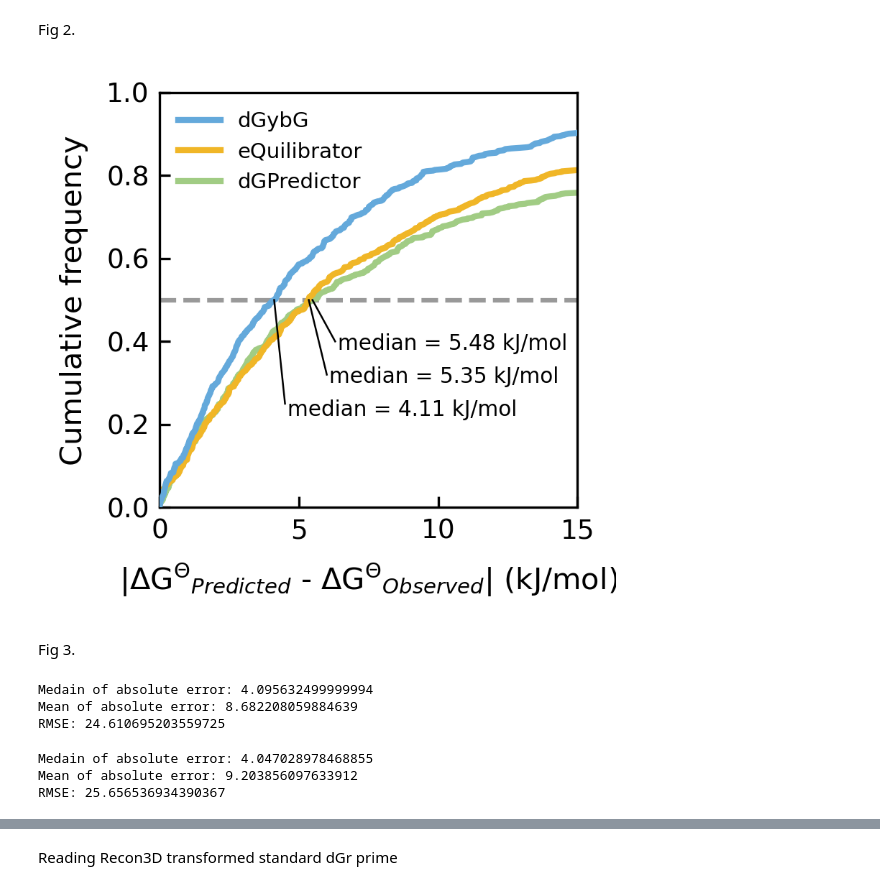
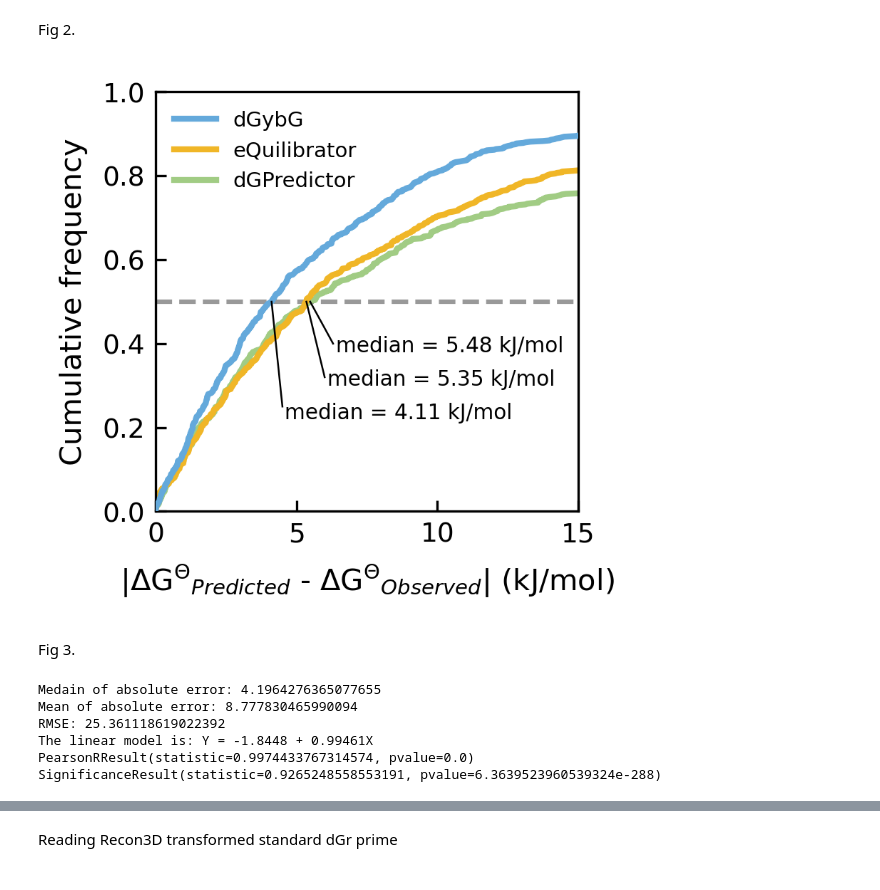
Before and after one commit to arne-cl/dGbyG, a Jupyter notebook: RunAnalysis/Figures.ipynb, the cells around one changed output, grey strips where cells are left out. Saved outputs shown, nothing was run; the diff lists cells and outputs as text; code cells hidden in the pictures.

```diff
--- a/RunAnalysis/Figures.ipynb
+++ b/RunAnalysis/Figures.ipynb
@@ -52,0 +59,5 @@ RMSE: 24.62306863884449
+# %%
+results_dir = '../data/results_data/cross_validation_results/10_fold_cross_validation/'
+real_r, Final_p, Final_e, Final_ae = read_results(results_dir, 100)
+real_r, p = calculate_statistics(real_r, Final_p)
+py, pr, sr = rapid_linear_reg(real_r, p)
@@ -320,7 +305,7 @@ plt.show()
 # %% [markdown]
 Fig 2.
 # %%
-ae_sort = ae.to_numpy()
+ae_sort = np.abs(p-real_r)#.to_numpy()
 ae_sort.sort()
 density = np.arange(1,len(ae_sort)+1)/len(ae_sort)
 
@@ -332,88 +317,54 @@ af_ae_sort = af_ae.to_numpy()
 af_ae_sort.sort()
 af_density = np.arange(1,len(af_ae_sort)+1)/len(af_ae_sort)
 
-plt.figure(dpi=300, figsize=(2.5,2.5))
+plt.figure(dpi=300, figsize=(2.55,2.55))
 
 plt.rcParams['xtick.direction'] = 'in'
 plt.rcParams['ytick.direction'] = 'in'
 
 #plt.title(label='Cumulative distributions of\nabsolute prediction error', fontsize=10, x=0.5, y=1.01)
 
 # dgbyg
 l0, = plt.plot(ae_sort, density, linewidth=2, c=color1, zorder = 3, label='dGybG')
-plt.plot([np.median(ae),4.5], [0.5,0.25], linewidth =0.6, color = 'black', zorder=4)
-plt.text(x=4.59, y = 0.22, s='median = {0} kJ/mol'.format(np.around(np.median(ae), decimals=2)), fontsize=7.1)
+plt.plot([np.median(ae_sort),4.5], [0.5,0.25], linewidth =0.6, color = 'black', zorder=4)
+plt.text(x=4.59, y = 0.22, s='median = {0} kJ/mol'.format(np.around(np.median(ae_sort), decimals=2)), fontsize=7.1)
 
 # cc
 l1, = plt.plot(cc_ae_sort, cc_density, linewidth=2, c=color2, zorder=2, label='eQuilibrator')
 plt.plot([np.median(cc_ae),6], [0.5,0.32], linewidth=0.6, color='black', zorder=4)
 plt.text(x = 6.09, y = 0.30, s='median = {0} kJ/mol'.format(np.around(np.median(cc_ae_sort), decimals=2)), fontsize=7.1)
 
 # dGPredictor
 l2, = plt.plot(af_ae_sort, af_density, linewidth=2, c=color3, zorder = 1, label='dGPredictor')
 plt.plot([np.median(af_ae),6.3], [0.5,0.40], linewidth =0.6, color = 'black', zorder=4)
 plt.text(x = 6.39, y = 0.38, s='median = {0} kJ/mol'.format(np.around(np.median(af_ae_sort), decimals=2)), fontsize=7.1)
 
 plt.axhline(y=0.5, c = 'gray', linestyle = '--', linewidth=1.5, zorder=0, alpha=0.8)
 
 plt.legend(handles=[l0,l1,l2], fontsize=7, frameon=False, )
 
-plt.xlabel(r'|$\Delta$G$^{0}$$_{1}$ - $\Delta$G$^{0}$$_{2}$| (kJ/mol)'.format(chr(920),'{Predicted}', '{Observed}'), fontsize=10, labelpad=6)
-plt.ylabel(r'Cumulative frequency', fontsize=10, labelpad=6)
+plt.xlabel(r'|$\Delta$G$^{0}$$_{1}$ - $\Delta$G$^{0}$$_{2}$| (kJ/mol)'.format(chr(920),'{Predicted}', '{Observed}'), fontsize=10, labelpad=5)
+plt.ylabel(r'Cumulative frequency', fontsize=10, labelpad=5)
 
 plt.xticks(fontsize=9)
 plt.yticks(fontsize=9)
 
 plt.xlim(0,15)
 plt.ylim(0,1)
 plt.show()
 # %% [output]
-[figure, old version]
+[figure, new version]
 # %% [markdown]
 Fig 3.
-# %%
-results_dir = '../data/results_data/cross_validation_results/5_fold_cross_validation/'
-
-Final_p_5 = []
-for n in range(20):
-    name = os.path.join(results_dir, str(n))
-    idx = np.load( name+'.npy').mean(axis=0).argmin()
-    res = pd.read_csv(name+'.csv', index_col=0)
-    assert np.isclose(real_r, res.loc[:,'standard_dg_prime']).all()
-
-    Final_p_5.append(res.loc[:,str(idx)].to_numpy())
-
-p_5 = np.mean(Final_p_5, axis=0)
-e_5 = p_5 - real_r
-ae_5 = np.abs(e_5)
-
-print('Medain of absolute error:', np.median(ae_5))
-print('Mean of absolute error:', np.mean(ae_5))
-print('RMSE:', np.mean(ae_5**2)**0.5)
-# %% [output]
-Medain of absolute error: 4.095632499999994
-Mean of absolute error: 8.682208059884639
-RMSE: 24.610695203559725
-# %%
-results_dir = '../data/results_data/cross_validation_results/2_fold_cross_validation/'
-
-Final_p_2 = []
-for n in range(20):
-    name = os.path.join(results_dir, str(n))
-    idx = np.load( name+'.npy').mean(axis=0).argmin()
-    res = pd.read_csv(name+'.csv', index_col=0)
-    assert np.isclose(real_r, res.loc[:,'standard_dg_prime']).all()
-
-    Final_p_2.append(res.loc[:,str(idx)].to_numpy())
-
-p_2 = np.mean(Final_p_2, axis=0)
-e_2 = p_2 - real_r
-ae_2 = np.abs(e_2)
-
-print('Medain of absolute error:', np.median(ae_2))
-print('Mean of absolute error:', np.mean(ae_2))
-print('RMSE:', np.mean(ae_2**2)**0.5)
-# %% [output]
-Medain of absolute error: 4.047028978468855
-Mean of absolute error: 9.203856097633912
-RMSE: 25.656536934390367
+# %%
+results_dir = '../data/results_data/cross_validation_results/5_fold_cross_validation/'
+real_r_5, Final_p_5, Final_e_5, Final_ae_5 = read_results(results_dir, 20)
+real_r_5, p_5 = calculate_statistics(real_r_5, Final_p_5)
+py_5, pr_5, sr_5 = rapid_linear_reg(real_r_5, p_5)
+# %% [output]
+Medain of absolute error: 4.1964276365077655
+Mean of absolute error: 8.777830465990094
+RMSE: 25.361118619022392
+The linear model is: Y = -1.8448 + 0.99461X
+PearsonRResult(statistic=0.9974433767314574, pvalue=0.0)
+SignificanceResult(statistic=0.9265248558553191, pvalue=6.3639523960539324e-288)
```
Also changed, not shown: parts of 27 cells of this notebook, 15 other files.
